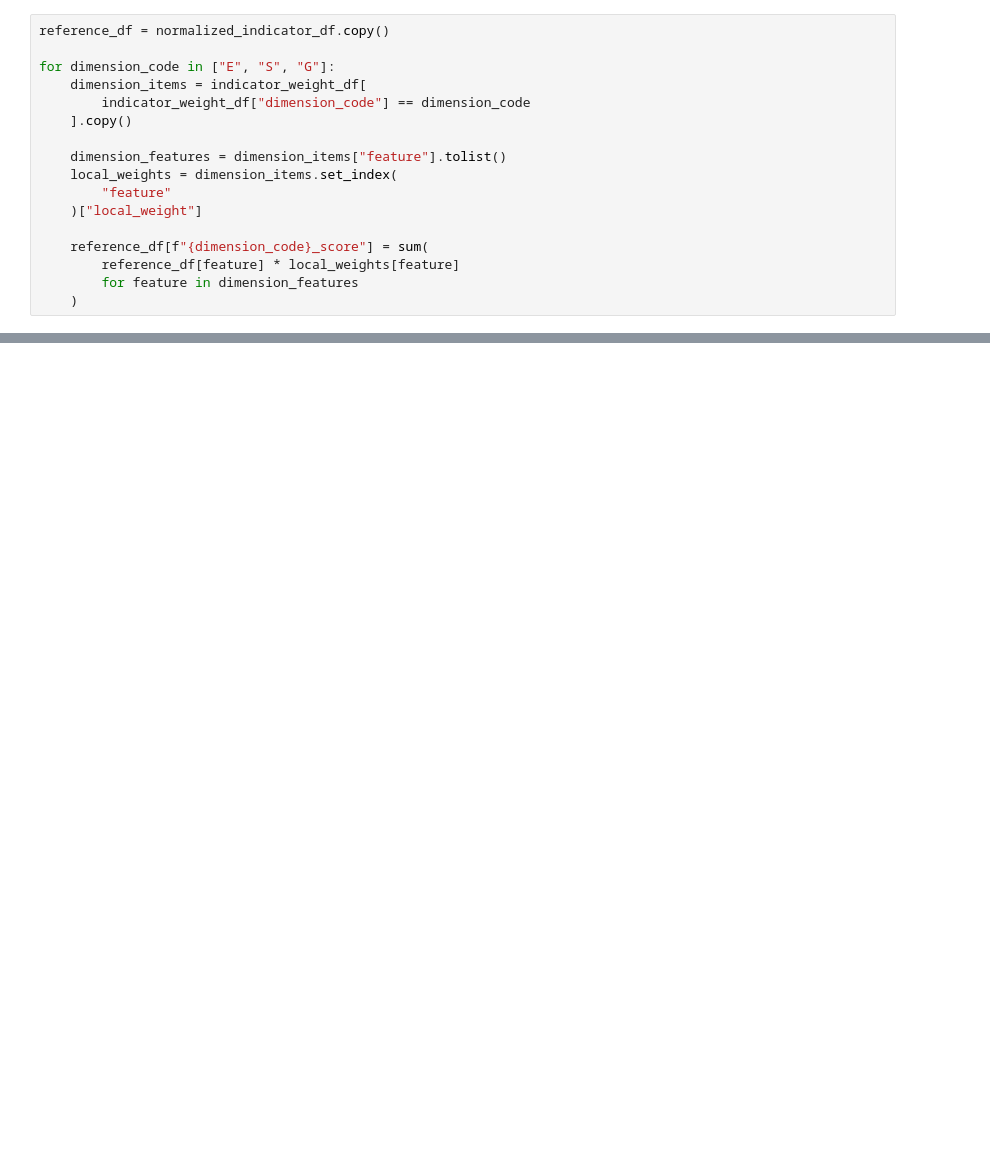
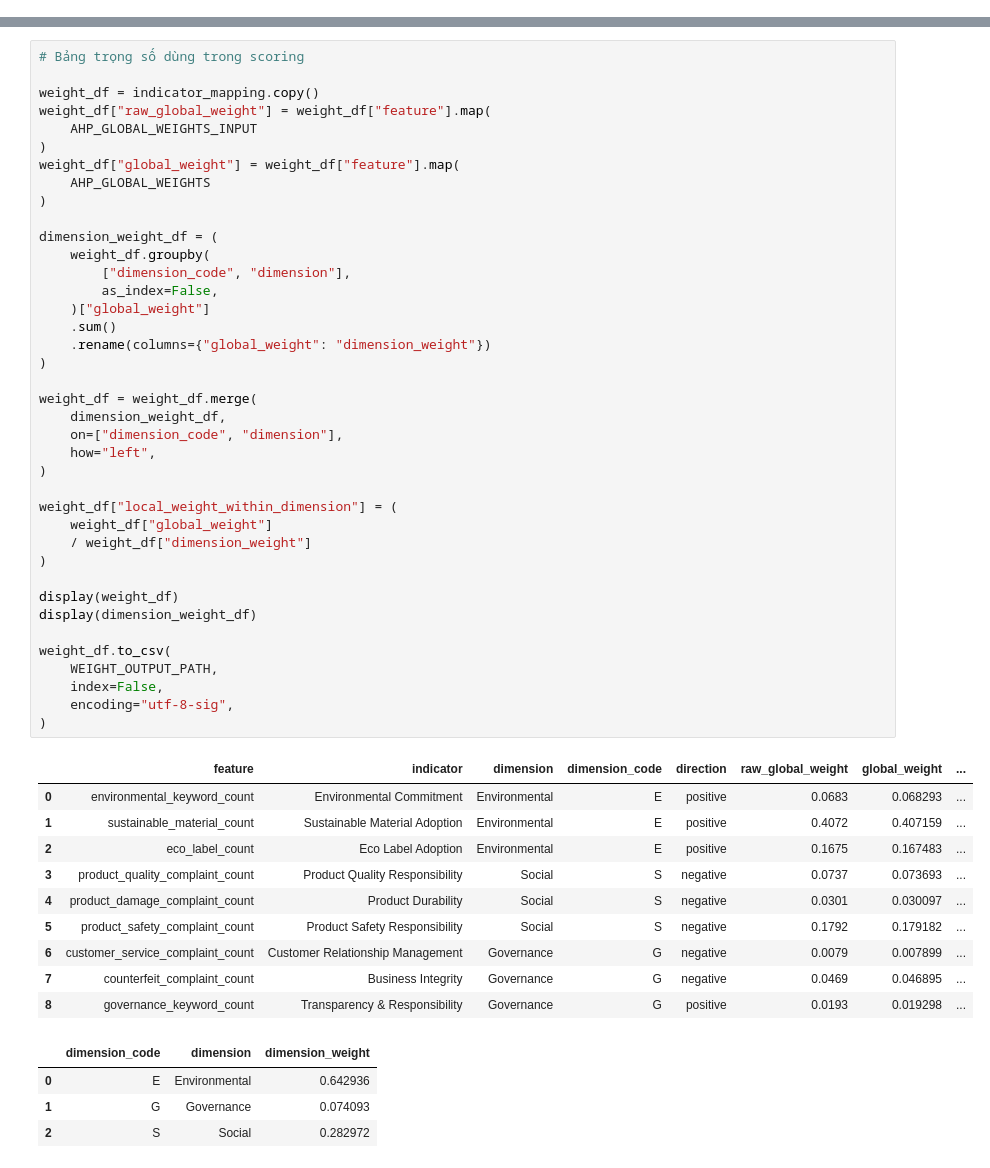
Before and after one commit to NguynnThah/CTD2026_DT049, a Jupyter notebook: notebooks/06_seller_esg_modeling.ipynb, the cells around one changed output, grey strips where cells are left out. Cells and saved outputs as stored; diff of their text form; blank space fills up the shorter version.

```diff
--- a/notebooks/06_seller_esg_modeling.ipynb
+++ b/notebooks/06_seller_esg_modeling.ipynb
@@ -762,17 +0,0 @@ for feature in negative_direction_features:
-# %%
-reference_df = normalized_indicator_df.copy()
-
-for dimension_code in ["E", "S", "G"]:
-    dimension_items = indicator_weight_df[
-        indicator_weight_df["dimension_code"] == dimension_code
-    ].copy()
-
-    dimension_features = dimension_items["feature"].tolist()
-    local_weights = dimension_items.set_index(
-        "feature"
-    )["local_weight"]
-
-    reference_df[f"{dimension_code}_score"] = sum(
-        reference_df[feature] * local_weights[feature]
-        for feature in dimension_features
-    )
@@ -1645,0 +371,54 @@ display(output_summary_df)
+# %%
+# Bảng trọng số dùng trong scoring
+
+weight_df = indicator_mapping.copy()
+weight_df["raw_global_weight"] = weight_df["feature"].map(
+    AHP_GLOBAL_WEIGHTS_INPUT
+)
+weight_df["global_weight"] = weight_df["feature"].map(
+    AHP_GLOBAL_WEIGHTS
+)
+
+dimension_weight_df = (
+    weight_df.groupby(
+        ["dimension_code", "dimension"],
+        as_index=False,
+    )["global_weight"]
+    .sum()
+    .rename(columns={"global_weight": "dimension_weight"})
+)
+
+weight_df = weight_df.merge(
+    dimension_weight_df,
+    on=["dimension_code", "dimension"],
+    how="left",
+)
+
+weight_df["local_weight_within_dimension"] = (
+    weight_df["global_weight"]
+    / weight_df["dimension_weight"]
+)
+
+display(weight_df)
+display(dimension_weight_df)
+
+weight_df.to_csv(
+    WEIGHT_OUTPUT_PATH,
+    index=False,
+    encoding="utf-8-sig",
+)
+# %% [output]
+|  | feature | indicator | dimension | dimension_code | direction | raw_global_weight | global_weight | ... |
+| 0 | environmental_keyword_count | Environmental Commitment | Environmental | E | positive | 0.0683 | 0.068293 | ... |
+| 1 | sustainable_material_count | Sustainable Material Adoption | Environmental | E | positive | 0.4072 | 0.407159 | ... |
+| 2 | eco_label_count | Eco Label Adoption | Environmental | E | positive | 0.1675 | 0.167483 | ... |
+| 3 | product_quality_complaint_count | Product Quality Responsibility | Social | S | negative | 0.0737 | 0.073693 | ... |
+| 4 | product_damage_complaint_count | Product Durability | Social | S | negative | 0.0301 | 0.030097 | ... |
+| 5 | product_safety_complaint_count | Product Safety Responsibility | Social | S | negative | 0.1792 | 0.179182 | ... |
+| 6 | customer_service_complaint_count | Customer Relationship Management | Governance | G | negative | 0.0079 | 0.007899 | ... |
+| 7 | counterfeit_complaint_count | Business Integrity | Governance | G | negative | 0.0469 | 0.046895 | ... |
+| 8 | governance_keyword_count | Transparency & Responsibility | Governance | G | positive | 0.0193 | 0.019298 | ... |
+|  | dimension_code | dimension | dimension_weight |
+| 0 | E | Environmental | 0.642936 |
+| 1 | G | Governance | 0.074093 |
+| 2 | S | Social | 0.282972 |
```
Also changed, not shown: parts of 81 cells of this notebook, 11 other files.
